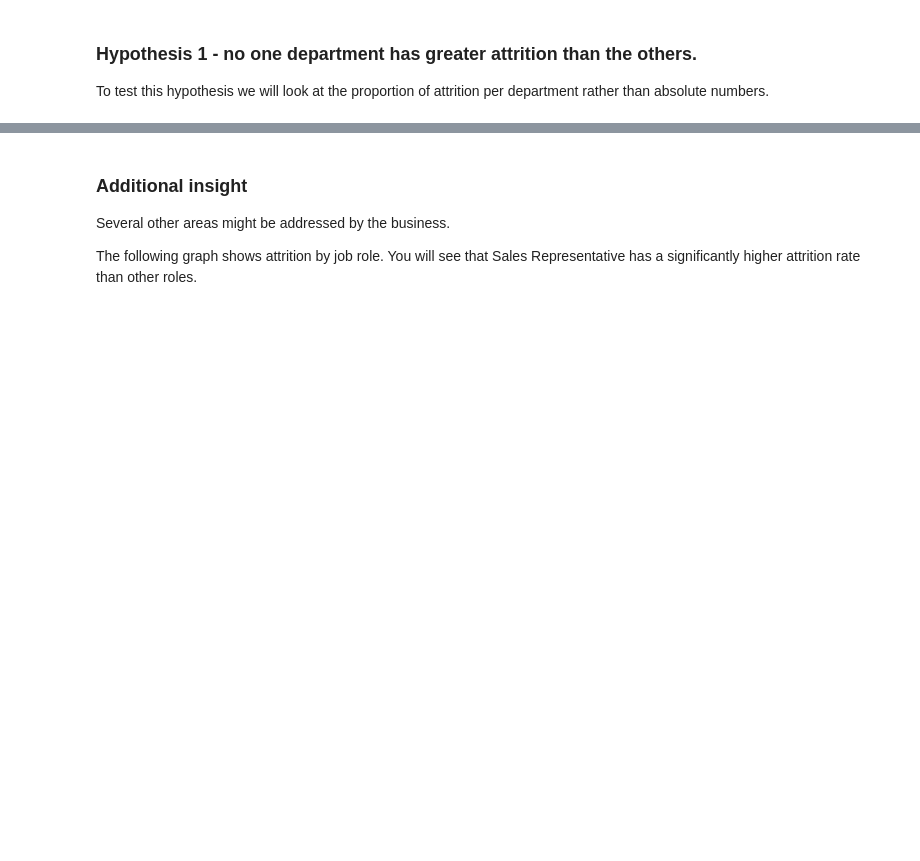
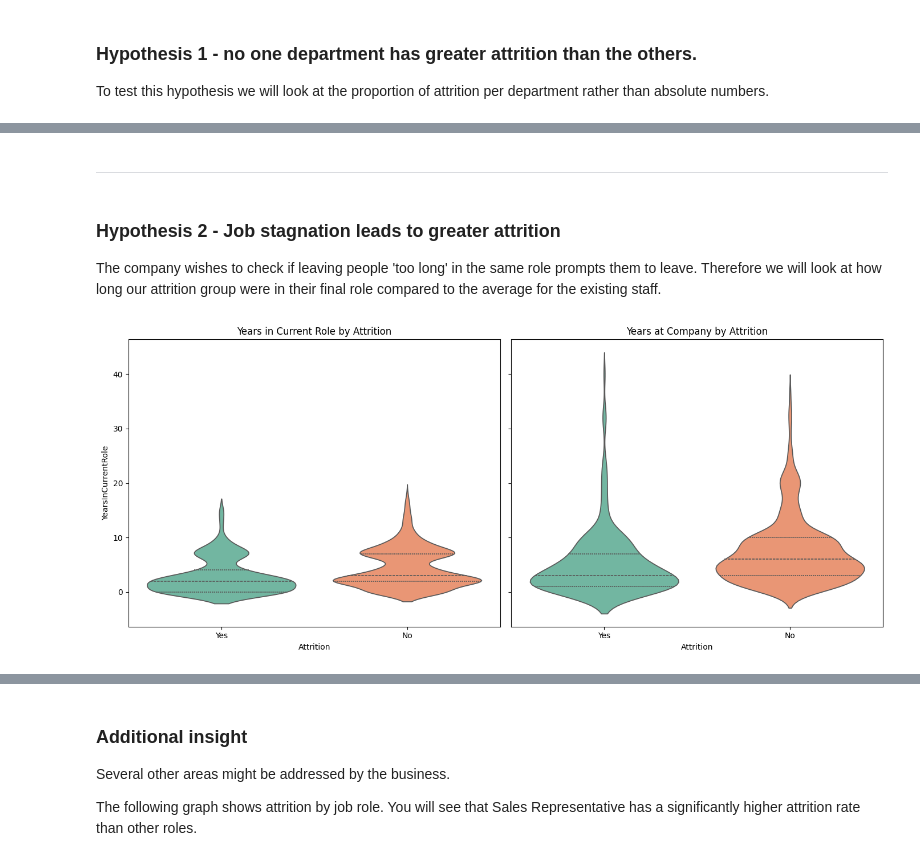
Before and after one commit to illusio666/employee_attrition_analysis, a Jupyter notebook: jupyter_notebooks/employee_attrition_visualisations.ipynb, the cells around one changed output, grey strips where cells are left out. Cells and saved outputs as stored; diff of their text form; code cells hidden in the pictures; blank space fills up the shorter version.

```diff
--- a/jupyter_notebooks/employee_attrition_visualisations.ipynb
+++ b/jupyter_notebooks/employee_attrition_visualisations.ipynb
@@ -114,0 +105,44 @@ However, see 'additional insight' section after the main hypotheses for more det
+# %% [markdown]
+---
+# %% [markdown]
+### Hypothesis 2 - Job stagnation leads to greater attrition
+
+The company wishes to check if leaving people 'too long' in the same role prompts them to leave. Therefore we will look at how long our attrition group were in their final role compared to the average for the existing staff.
+# %%
+#side-by-side violin plots for YearsInCurrentRole and YearsAtCompany
+import seaborn as sns
+import matplotlib.pyplot as plt
+
+fig, axes = plt.subplots(1, 2, figsize=(14, 6), sharey=True)
+
+# Plot for YearsInCurrentRole
+sns.violinplot(
+    ax=axes[0],
+    x="Attrition",
+    y="YearsInCurrentRole",
+    hue="Attrition",
+    data=df,
+    inner="quartile",
+    palette="Set2",
+    legend=False
+)
+
+axes[0].set_title("Years in Current Role by Attrition")
+
+# Plot for YearsAtCompany
+sns.violinplot(
+    ax=axes[1],
+    x="Attrition",
+    y="YearsAtCompany",
+    hue="Attrition",
+    data=df,
+    inner="quartile",
+    palette="Set2",
+    legend=False
+)
+axes[1].set_title("Years at Company by Attrition")
+
+plt.tight_layout()
+plt.show()
+# %% [output]
+[figure, added]
```
Also changed, not shown: parts of 24 cells of this notebook, 4 other files.
